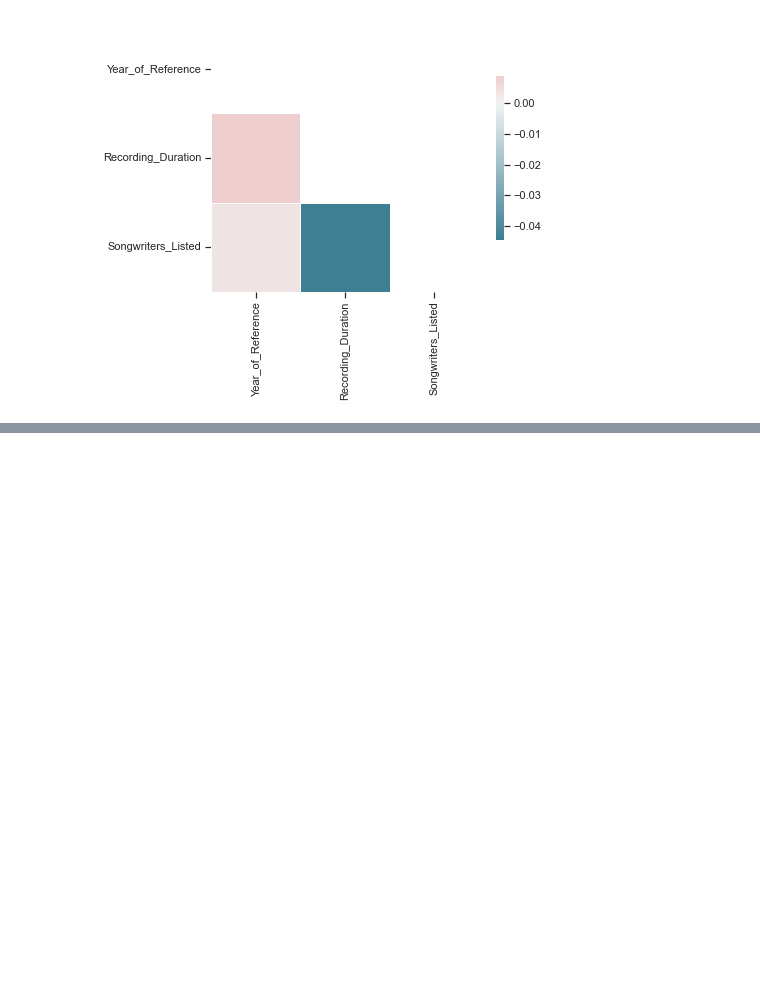
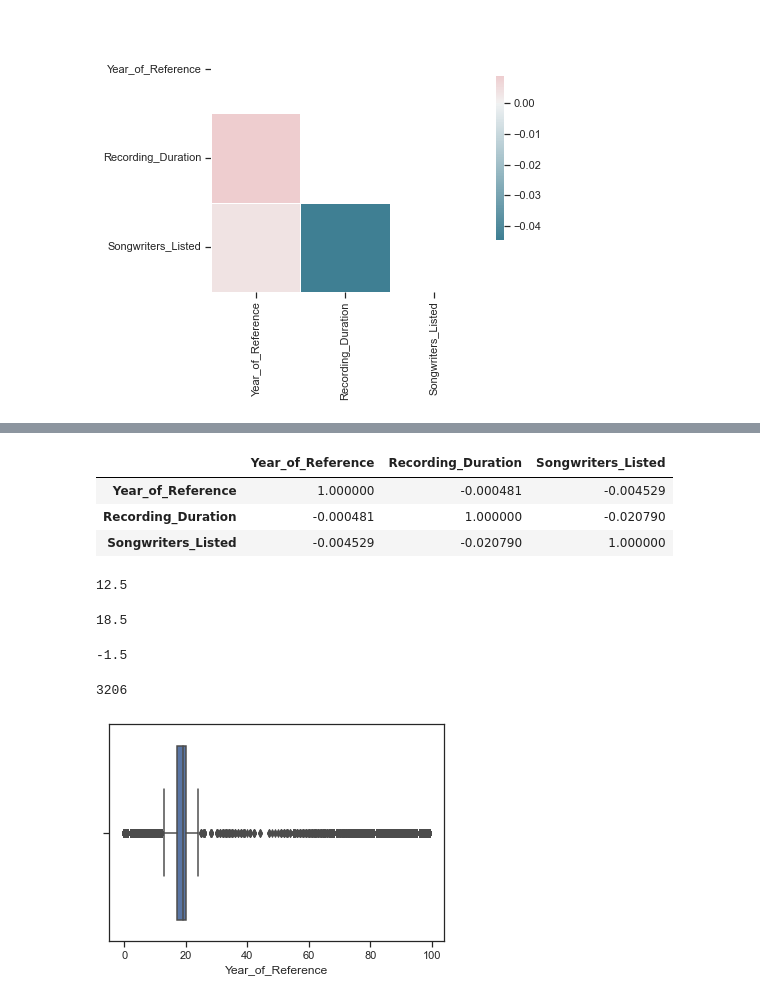
Before and after one commit to LJRollerII/mlc-project-napster, a Jupyter notebook: notebooks/MLC_Project.ipynb, the cells around one changed output, grey strips where cells are left out. Drawn from its saved outputs; the diff is of its cells as text; code cells hidden in the pictures; blank space fills up the shorter version.

Commit message:
Added correlation data for the mlc dataframe

```diff
--- a/notebooks/MLC_Project.ipynb
+++ b/notebooks/MLC_Project.ipynb
@@ -1612,0 +1705,7 @@ Deprecated in NumPy 1.20; for more details and guidance: https://numpy.org/devdo
+# %%
+mlc.corr()
+# %% [output]
+|  | Year_of_Reference | Recording_Duration | Songwriters_Listed |
+| Year_of_Reference | 1.000000 | -0.000481 | -0.004529 |
+| Recording_Duration | -0.000481 | 1.000000 | -0.020790 |
+| Songwriters_Listed | -0.004529 | -0.020790 | 1.000000 |
@@ -1612,0 +1716,18 @@ Deprecated in NumPy 1.20; for more details and guidance: https://numpy.org/devdo
+# %%
+low_outliers_2tmlcyor
+# %% [output]
+12.5
+# %%
+low_outliers_2mlcrd
+# %% [output]
+18.5
+# %%
+low_outliers_2mlcsl
+# %% [output]
+-1.5
+# %%
+print(len(mlc.loc[(mlc.Year_of_Reference < -3.5) | (mlc.Year_of_Reference > 24.5)]))
+sns.boxplot(mlc.Year_of_Reference);
+# %% [output]
+3206
+[figure, added]
```
Also changed, not shown: parts of 124 cells of this notebook.
